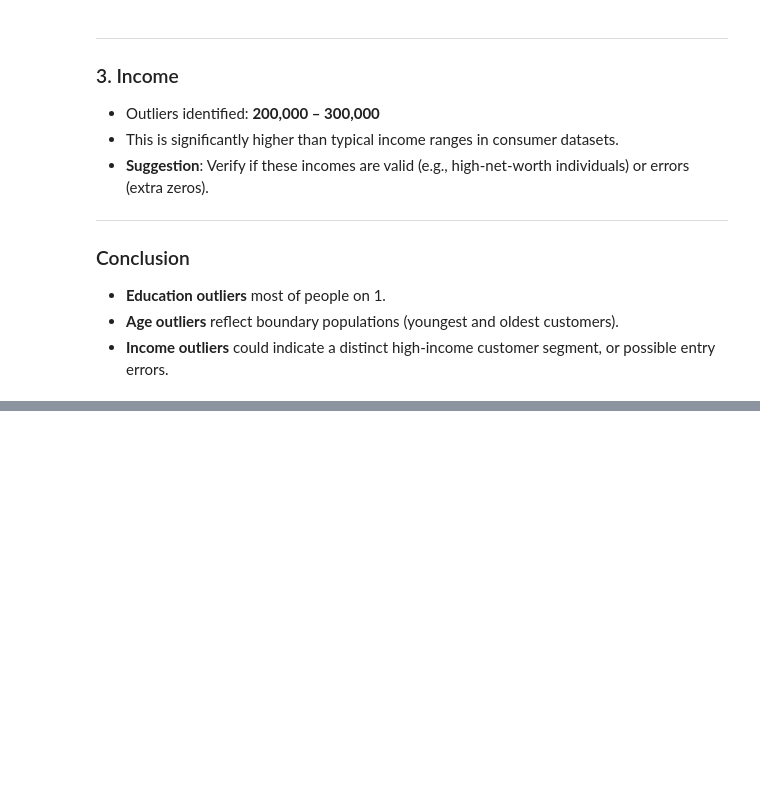
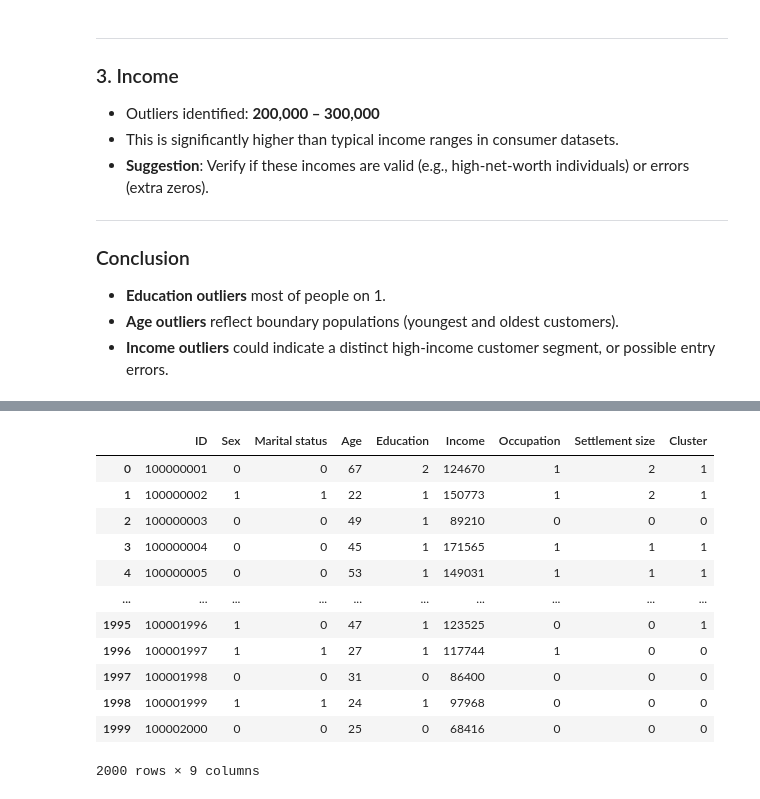
Before and after one commit to youssefelzahar/choc_factor, a Jupyter notebook: notebook.ipynb, the cells around one changed output, grey strips where cells are left out. Cells and saved outputs as stored; diff of their text form; code cells hidden in the pictures; blank space fills up the shorter version.

```diff
--- a/notebook.ipynb
+++ b/notebook.ipynb
@@ -201,0 +221,22 @@ We identified potential outliers in three variables:
+# %%
+from sklearn.cluster import AgglomerativeClustering
+
+# نعمل AgglomerativeClustering ونحدد عدد الكلاسترز = 3
+cluster = AgglomerativeClustering(n_clusters=3, metric='euclidean', linkage='ward')
+seg_data['Cluster'] = cluster.fit_predict(seg_data)
+
+seg_data
+# %% [output]
+|  | ID | Sex | Marital status | Age | Education | Income | Occupation | Settlement size | Cluster |
+| 0 | 100000001 | 0 | 0 | 67 | 2 | 124670 | 1 | 2 | 1 |
+| 1 | 100000002 | 1 | 1 | 22 | 1 | 150773 | 1 | 2 | 1 |
+| 2 | 100000003 | 0 | 0 | 49 | 1 | 89210 | 0 | 0 | 0 |
+| 3 | 100000004 | 0 | 0 | 45 | 1 | 171565 | 1 | 1 | 1 |
+| 4 | 100000005 | 0 | 0 | 53 | 1 | 149031 | 1 | 1 | 1 |
+| ... | ... | ... | ... | ... | ... | ... | ... | ... | ... |
+| 1995 | 100001996 | 1 | 0 | 47 | 1 | 123525 | 0 | 0 | 1 |
+| 1996 | 100001997 | 1 | 1 | 27 | 1 | 117744 | 1 | 0 | 0 |
+| 1997 | 100001998 | 0 | 0 | 31 | 0 | 86400 | 0 | 0 | 0 |
+| 1998 | 100001999 | 1 | 1 | 24 | 1 | 97968 | 0 | 0 | 0 |
+| 1999 | 100002000 | 0 | 0 | 25 | 0 | 68416 | 0 | 0 | 0 |
+2000 rows × 9 columns
```
Also changed, not shown: parts of 32 cells of this notebook, 4 other files.
